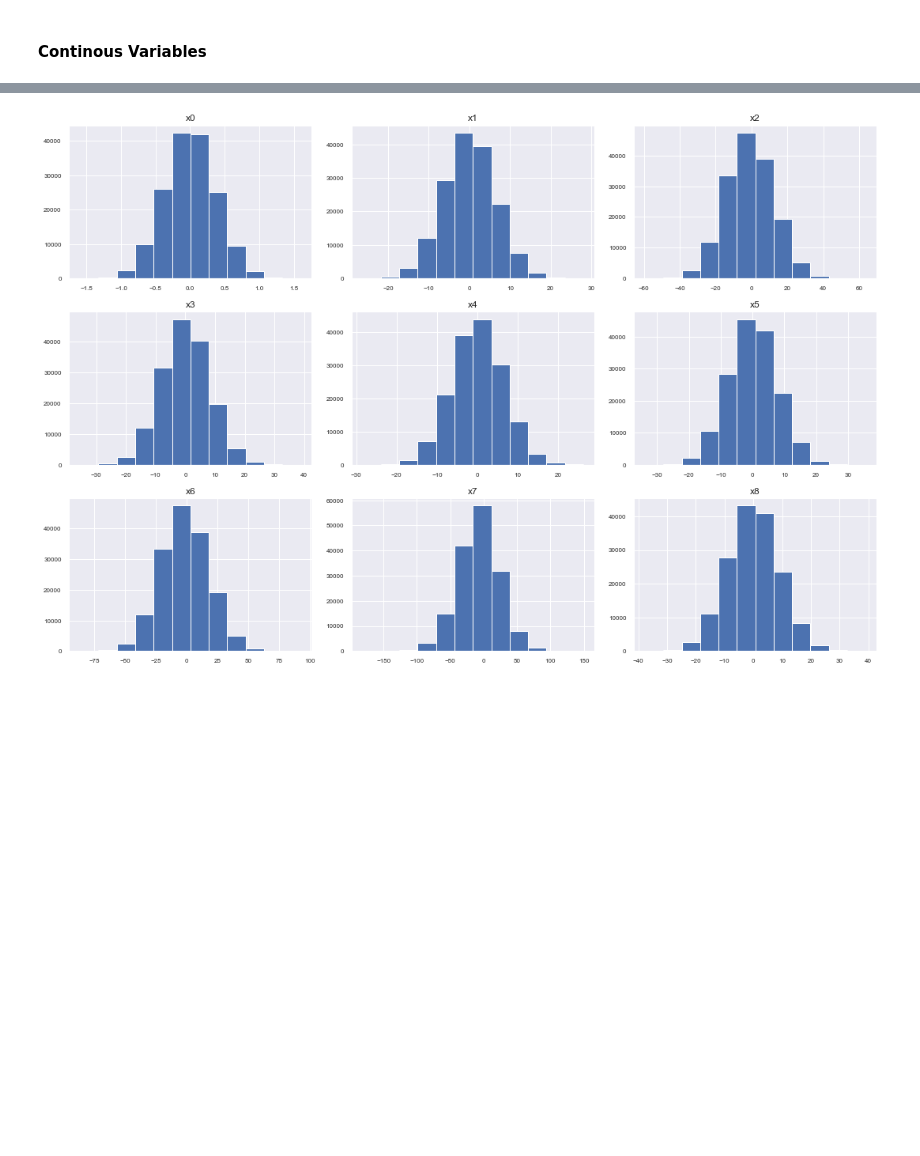
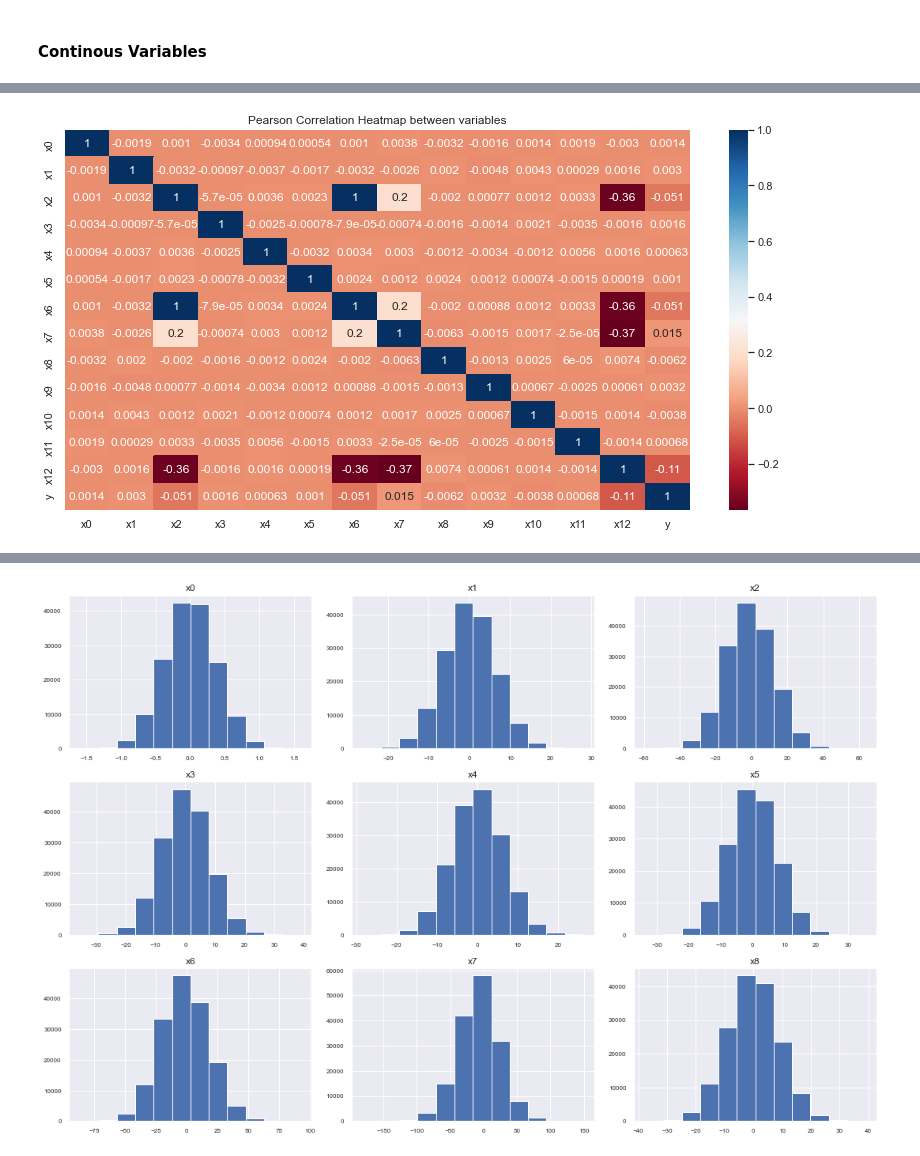
Before and after one commit to dhyanshah/MS7333_QTW, a Jupyter notebook: Final_Case/QTW_FinalCase.ipynb, the cells around one changed output, grey strips where cells are left out. Saved outputs shown, nothing was run; the diff lists cells and outputs as text; code cells hidden in the pictures; blank space fills up the shorter version.

```diff
--- a/Final_Case/QTW_FinalCase.ipynb
+++ b/Final_Case/QTW_FinalCase.ipynb
@@ -161,3 +172,8 @@ Name: x30, dtype: int64
 #### Continous Variables
 # %%
 df_num = df.drop(['x24', 'x29', 'x30'], axis=1)
+# %%
+dfc1 = df_num.iloc[:, np.r_[0:13, 47]]
+dfc2 = df_num.iloc[:, np.r_[14:24, 47]]
+dfc3 = df_num.iloc[:, np.r_[25:35, 47]]
+dfc4 = df_num.iloc[:, np.r_[35:46, 47]]
@@ -163,0 +186,8 @@ df_num = df.drop(['x24', 'x29', 'x30'], axis=1)
+# %%
+ax, fig = plt.subplots(figsize = (14,7))
+sns.set(font_scale=1)
+sns.heatmap(dfc1.corr(), annot=True, cmap = 'RdBu')
+plt.title("Pearson Correlation Heatmap between variables")
+plt.show()
+# %% [output]
+[figure, added]
```
Also changed, not shown: parts of 11 cells of this notebook.
